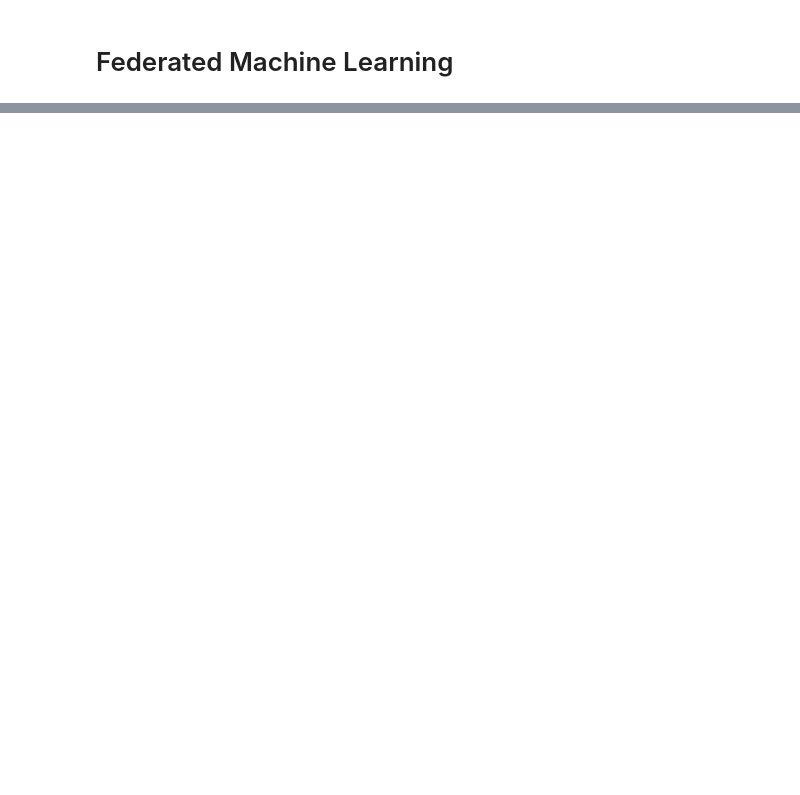
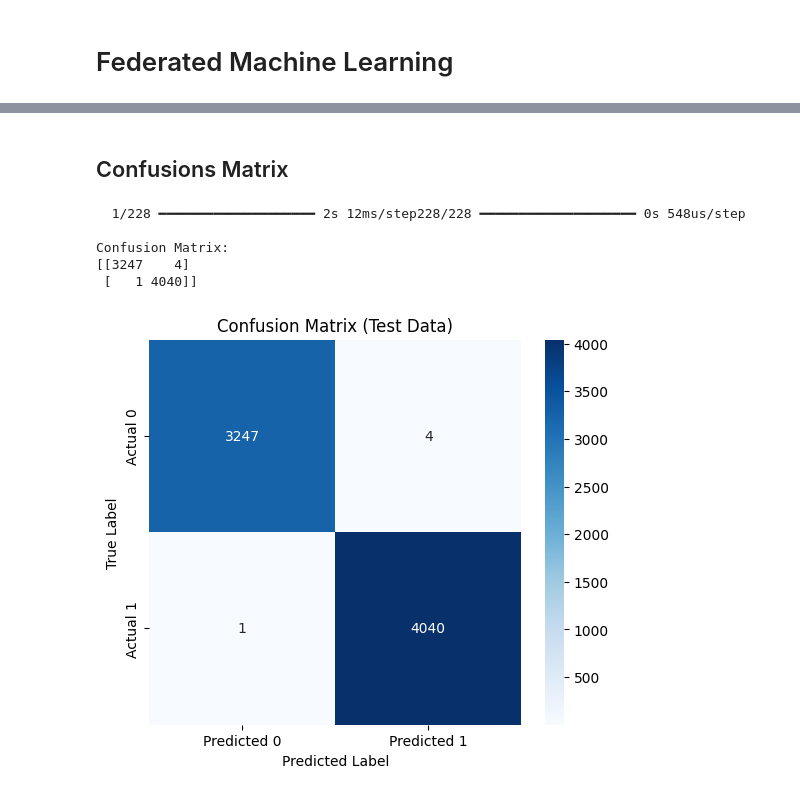
Before and after one commit to Dilek-prog/FederatedDeepLearning, a Jupyter notebook: FederatedMachineLearning.ipynb, the cells around one changed output, grey strips where cells are left out. Saved outputs shown, nothing was run; the diff lists cells and outputs as text; code cells hidden in the pictures; blank space fills up the shorter version.

```diff
--- a/FederatedMachineLearning.ipynb
+++ b/FederatedMachineLearning.ipynb
@@ -584,0 +614,12 @@ print(model.summary())
+# %%
+# from tensorflow.keras.models import load_model
+
+# new_model = load_model('credit_model.h5')
+# Wir laden nur die Gewichte des Modells nicht das Ganze
+try:
+    new_model.load_weights(weights_filename)
+    new_model.summary()
+except tf.errors.NotFoundError:
+    print(f"Fehler: Die Gewichtsdatei '{weights_filename}' wurde nicht gefunden.")
+except Exception as e:
+    print(f"Ein unerwarteter Fehler ist aufgetreten: {e}")
@@ -584,0 +725,30 @@ print(model.summary())
+# %% [markdown]
+## Confusions Matrix
+# %%
+y_pred_probabilities2 = new_model.predict(X_test)
+y_pred_binary2 = (y_pred_probabilities2 > 0.5).astype(int) #Schwellenwert 0.5, dann wird für jeden Wert in y_pred_probalities True ausgegeben
+
+cm2 = confusion_matrix(y_test, y_pred_binary2)
+
+print("\nConfusion Matrix:")
+print(cm2)
+
+plt.figure(figsize=(6,5))
+
+sns.heatmap(
+    cm2, annot=True, fmt='d', cmap='Blues',
+    xticklabels=['Predicted 0', 'Predicted 1'],
+    yticklabels=['Actual 0', 'Actual 1']
+)
+
+plt.xlabel('Predicted Label')
+plt.ylabel('True Label')
+plt.title('Confusion Matrix (Test Data)')
+plt.show()
+# %% [output]
+  1/228 ━━━━━━━━━━━━━━━━━━━━ 2s 12ms/step228/228 ━━━━━━━━━━━━━━━━━━━━ 0s 548us/step
+
+Confusion Matrix:
+[[3247    4]
+ [   1 4040]]
+[figure, added]
```
Also changed, not shown: parts of 35 cells of this notebook, 1 other file.
